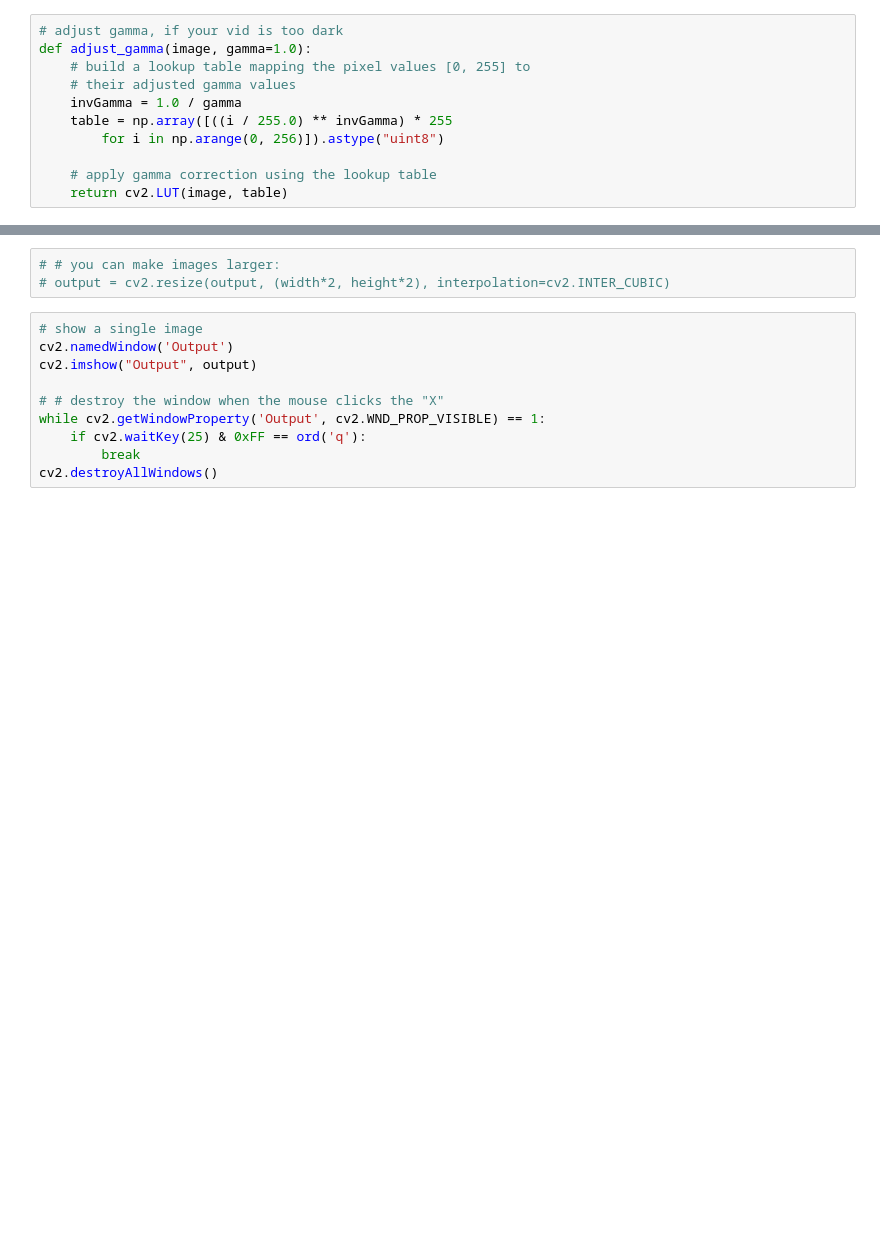
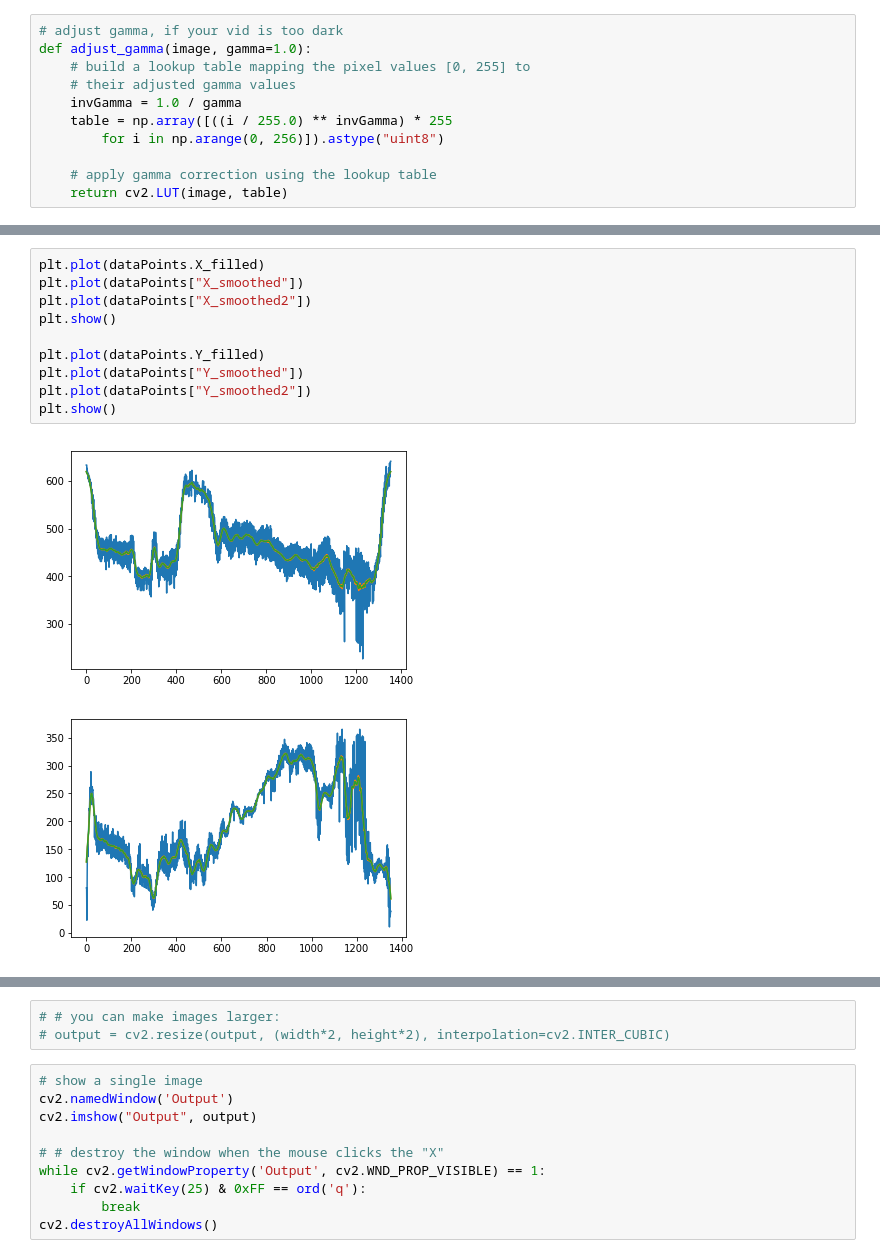
Before and after one commit to callinSwitzer/GarbageCollector, a Jupyter notebook: AddPointsToVid.ipynb, the cells around one changed output, grey strips where cells are left out. Saved outputs shown, nothing was run; the diff lists cells and outputs as text; blank space fills up the shorter version.

```diff
--- a/AddPointsToVid.ipynb
+++ b/AddPointsToVid.ipynb
@@ -108 +162,14 @@ dataPoints.head()
+# %%
+plt.plot(dataPoints.X_filled)
+plt.plot(dataPoints["X_smoothed"])
+plt.plot(dataPoints["X_smoothed2"])
+plt.show()
+
+plt.plot(dataPoints.Y_filled)
+plt.plot(dataPoints["Y_smoothed"])
+plt.plot(dataPoints["Y_smoothed2"])
+plt.show()
+# %% [output]
+[figure, added]
+[figure, added]
 # %%
```
Also changed, not shown: parts of 21 cells of this notebook, 1 other file.
